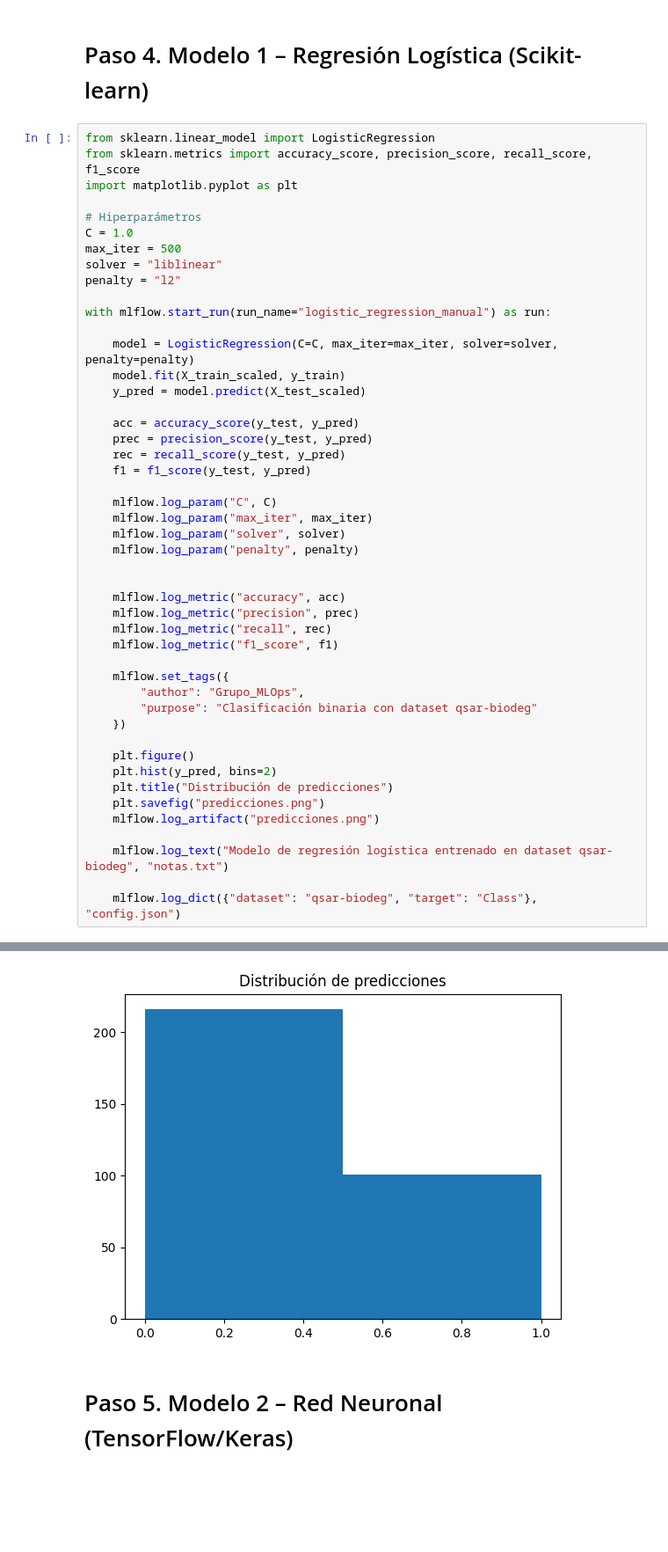
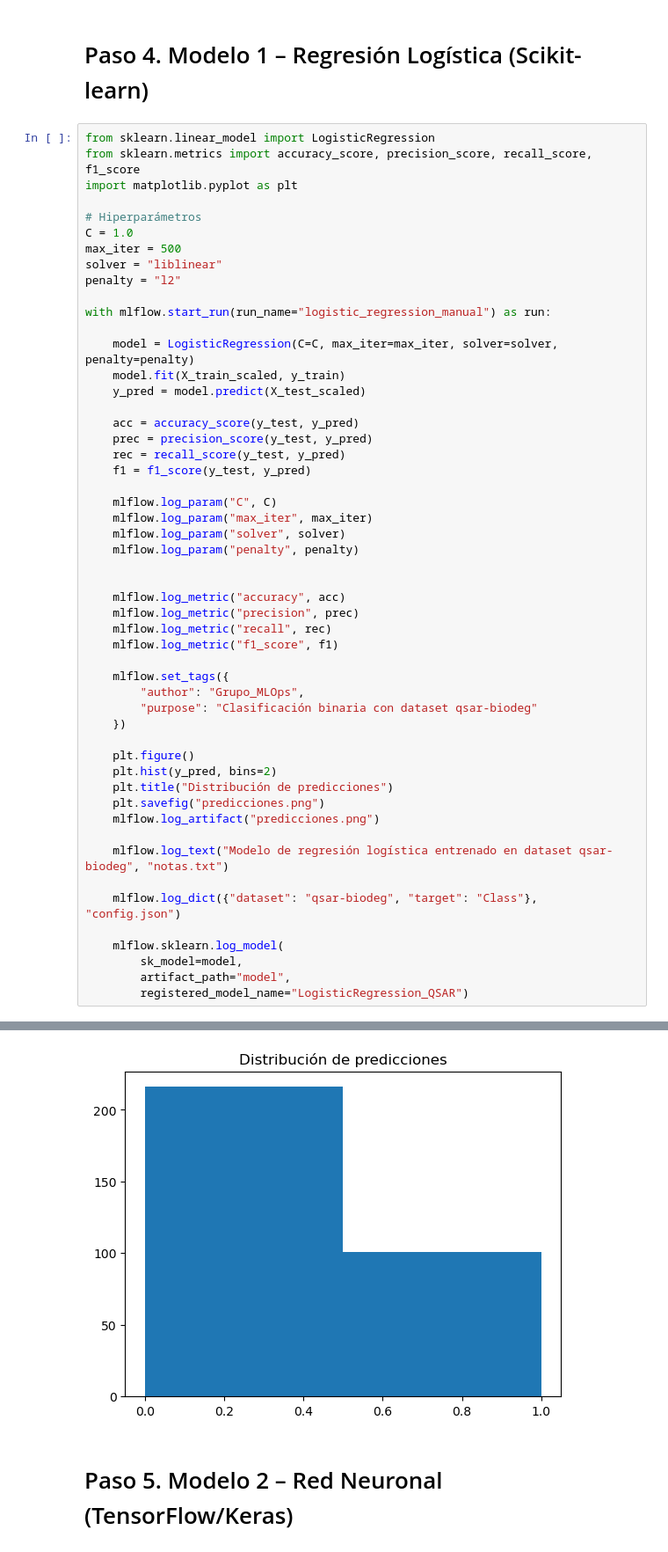
Before and after one commit to Fleshmat/mlflow_lab2, a Jupyter notebook: Lab_2.ipynb, the cells around one changed output, grey strips where cells are left out. Shown at 88% size. Drawn from its saved outputs; the diff is of its cells as text; blank space fills up the shorter version.

```diff
--- a/Lab_2.ipynb
+++ b/Lab_2.ipynb
@@ -135,4 +136,9 @@ with mlflow.start_run(run_name="logistic_regression_manual") as run:
     mlflow.log_text("Modelo de regresión logística entrenado en dataset qsar-biodeg", "notas.txt")
 
     mlflow.log_dict({"dataset": "qsar-biodeg", "target": "Class"}, "config.json")
+
+    mlflow.sklearn.log_model(
+        sk_model=model,
+        artifact_path="model",
+        registered_model_name="LogisticRegression_QSAR")
 # %% [output]
@@ -139,4 +150,4 @@ with mlflow.start_run(run_name="logistic_regression_manual") as run:
-[figure, old version]
+[figure, new version]
 # %% [markdown]
 # Paso 5. Modelo 2 – Red Neuronal (TensorFlow/Keras)
 # %%
```
Also changed, not shown: parts of 5 cells of this notebook, 1 other file.
